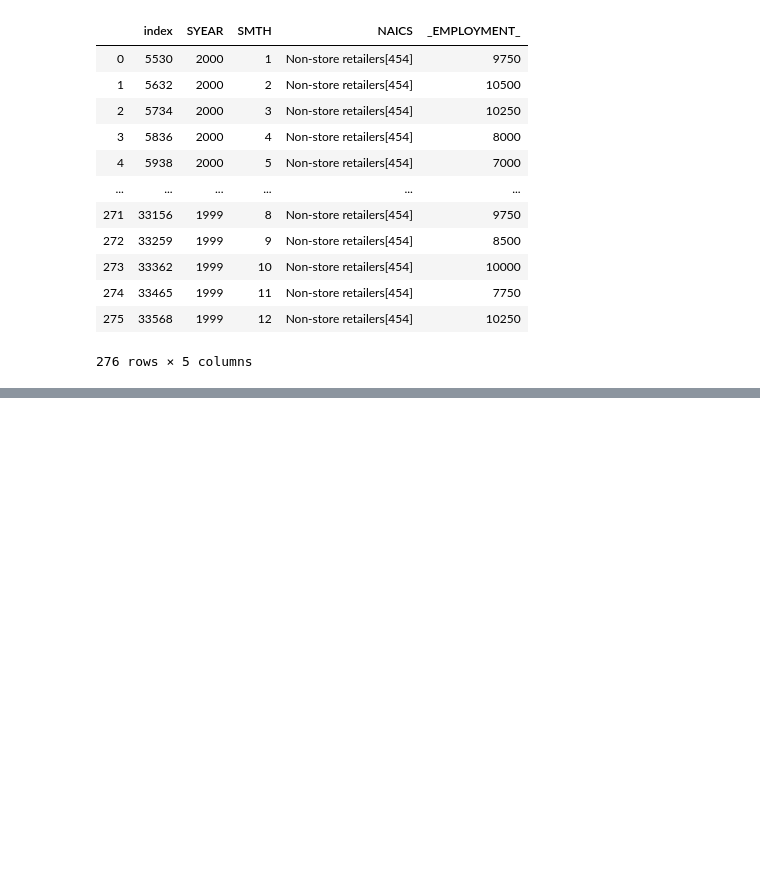
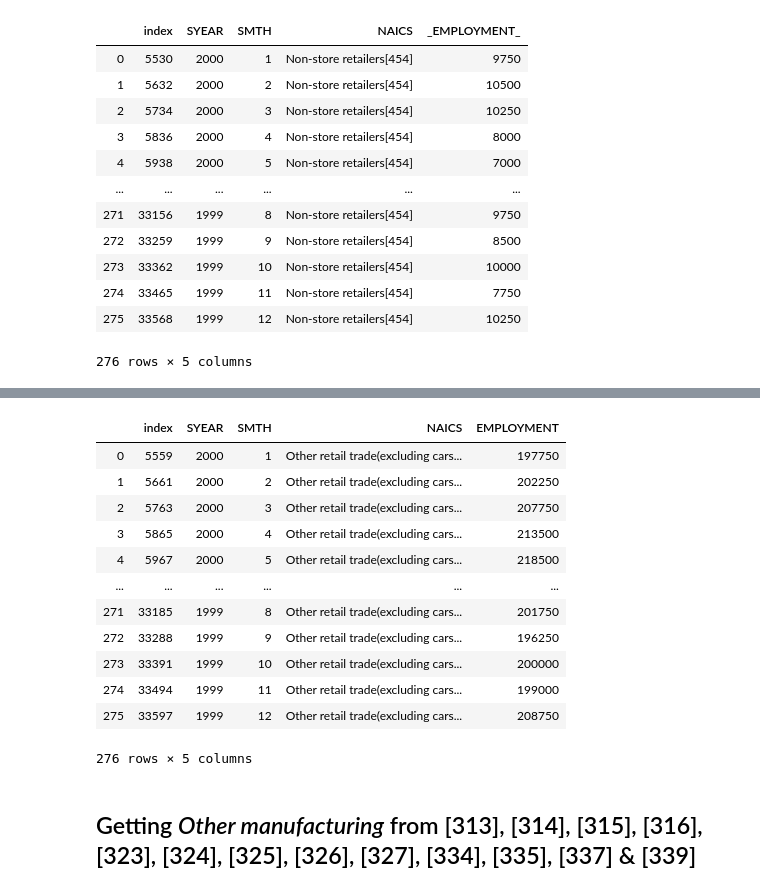
Before and after one commit to Hotlynn2/SERIES-ANALYSIS-OF-NAICS, a Jupyter notebook: Time Analysis Series.ipynb, the cells around one changed output, grey strips where cells are left out. Saved outputs shown, nothing was run; the diff lists cells and outputs as text; code cells hidden in the pictures; blank space fills up the shorter version.

```diff
--- a/Time Analysis Series.ipynb
+++ b/Time Analysis Series.ipynb
@@ -1891,0 +1894,21 @@ Furniture_and_home_furnishings_stores
+# %%
+Other_retail_trade = Other_retail_trade.replace('Sporting goods, hobby, book and music stores[451]',
+                                                    'Other retail trade(excluding cars and personal care)')
+Other_retail_trade = Other_retail_trade.drop('_EMPLOYMENT_', axis= 1)
+Other_retail_trade
+# %% [output]
+|  | index | SYEAR | SMTH | NAICS | EMPLOYMENT |
+| 0 | 5559 | 2000 | 1 | Other retail trade(excluding cars... | 197750 |
+| 1 | 5661 | 2000 | 2 | Other retail trade(excluding cars... | 202250 |
+| 2 | 5763 | 2000 | 3 | Other retail trade(excluding cars... | 207750 |
+| 3 | 5865 | 2000 | 4 | Other retail trade(excluding cars... | 213500 |
+| 4 | 5967 | 2000 | 5 | Other retail trade(excluding cars... | 218500 |
+| ... | ... | ... | ... | ... | ... |
+| 271 | 33185 | 1999 | 8 | Other retail trade(excluding cars... | 201750 |
+| 272 | 33288 | 1999 | 9 | Other retail trade(excluding cars... | 196250 |
+| 273 | 33391 | 1999 | 10 | Other retail trade(excluding cars... | 200000 |
+| 274 | 33494 | 1999 | 11 | Other retail trade(excluding cars... | 199000 |
+| 275 | 33597 | 1999 | 12 | Other retail trade(excluding cars... | 208750 |
+276 rows × 5 columns
+# %% [markdown]
+## Getting  *Other manufacturing*  from [313], [314], [315], [316], [323], [324], [325], [326], [327], [334], [335], [337] & [339]
```
Also changed, not shown: parts of 2 cells of this notebook.
